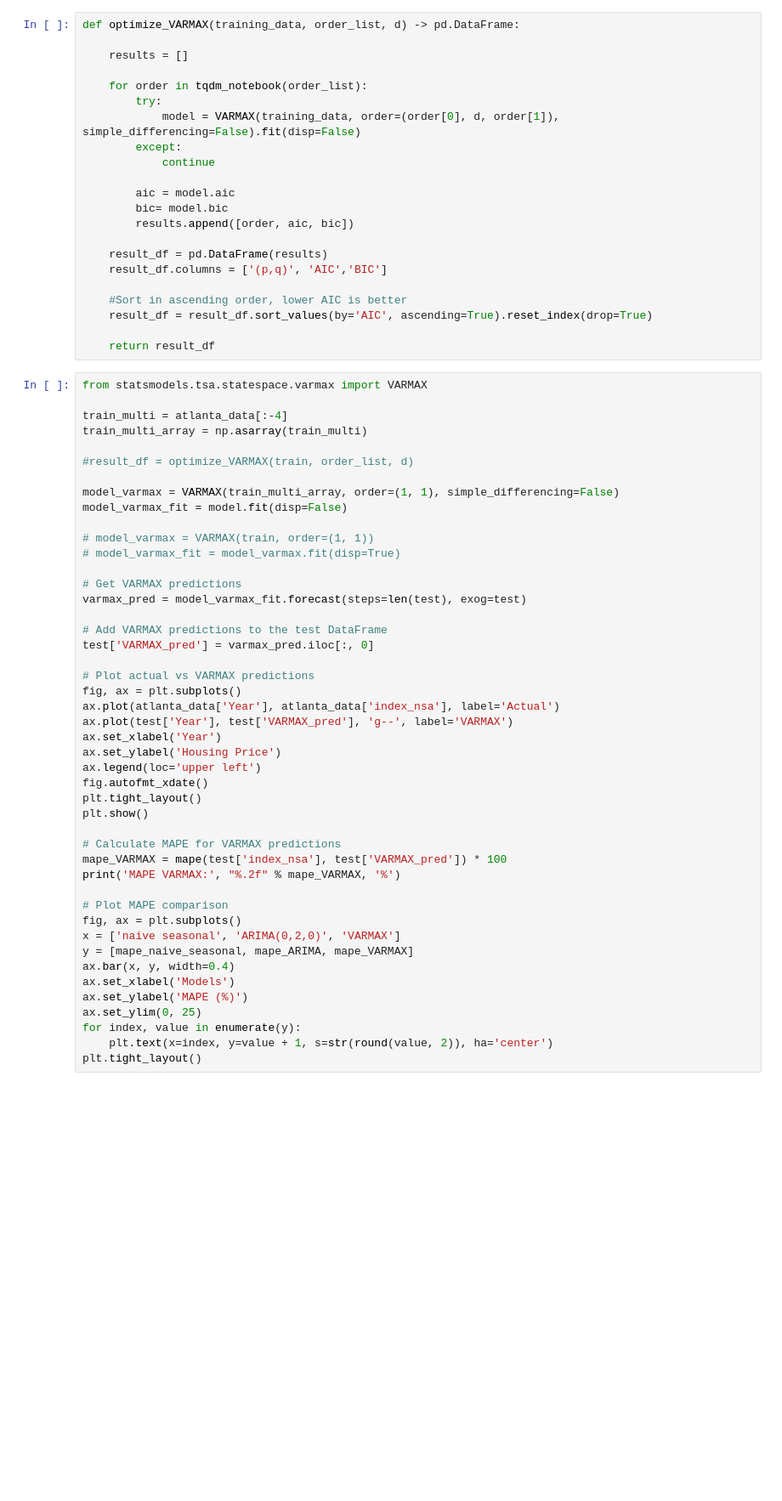
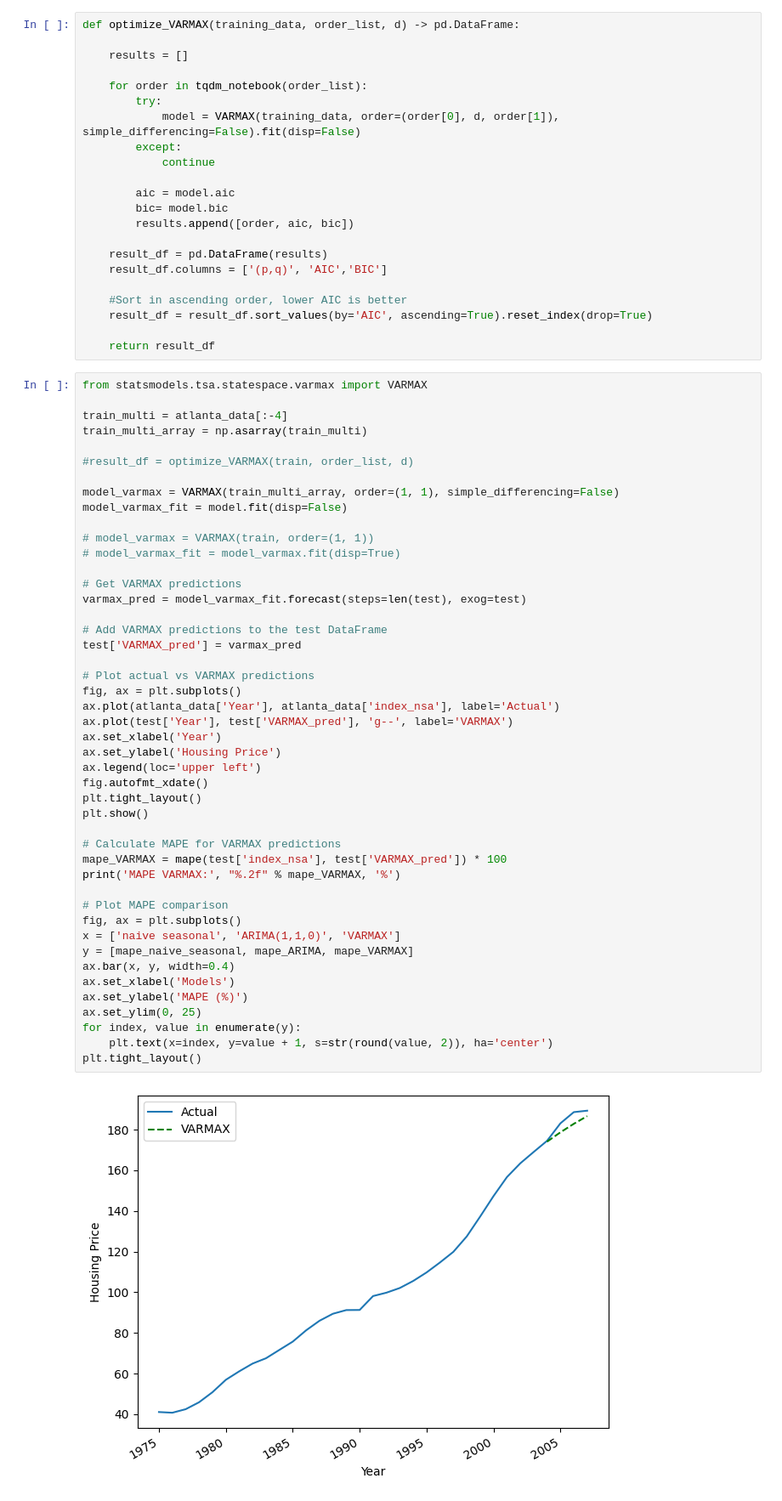
Before and after one commit to ThomasDarrieumerlou/Forecasting-project, a Jupyter notebook: Forcasting.ipynb, the cells around one changed output. Shown at 85% size. Drawn from its saved outputs; the diff is of its cells as text; blank space fills up the shorter version.

```diff
--- a/Forcasting.ipynb
+++ b/Forcasting.ipynb
@@ -363,32 +363,33 @@ model_varmax_fit = model.fit(disp=False)
 varmax_pred = model_varmax_fit.forecast(steps=len(test), exog=test)
 
 # Add VARMAX predictions to the test DataFrame
-test['VARMAX_pred'] = varmax_pred.iloc[:, 0]
+test['VARMAX_pred'] = varmax_pred
 
 # Plot actual vs VARMAX predictions
 fig, ax = plt.subplots()
 ax.plot(atlanta_data['Year'], atlanta_data['index_nsa'], label='Actual')
 ax.plot(test['Year'], test['VARMAX_pred'], 'g--', label='VARMAX')
 ax.set_xlabel('Year')
 ax.set_ylabel('Housing Price')
 ax.legend(loc='upper left')
 fig.autofmt_xdate()
 plt.tight_layout()
 plt.show()
 
 # Calculate MAPE for VARMAX predictions
 mape_VARMAX = mape(test['index_nsa'], test['VARMAX_pred']) * 100
 print('MAPE VARMAX:', "%.2f" % mape_VARMAX, '%')
 
 # Plot MAPE comparison
 fig, ax = plt.subplots()
-x = ['naive seasonal', 'ARIMA(0,2,0)', 'VARMAX']
+x = ['naive seasonal', 'ARIMA(1,1,0)', 'VARMAX']
 y = [mape_naive_seasonal, mape_ARIMA, mape_VARMAX]
 ax.bar(x, y, width=0.4)
 ax.set_xlabel('Models')
 ax.set_ylabel('MAPE (%)')
 ax.set_ylim(0, 25)
 for index, value in enumerate(y):
     plt.text(x=index, y=value + 1, s=str(round(value, 2)), ha='center')
 plt.tight_layout()
 # %% [output]
+[figure, added]
```
Also changed, not shown: parts of 4 cells of this notebook.
